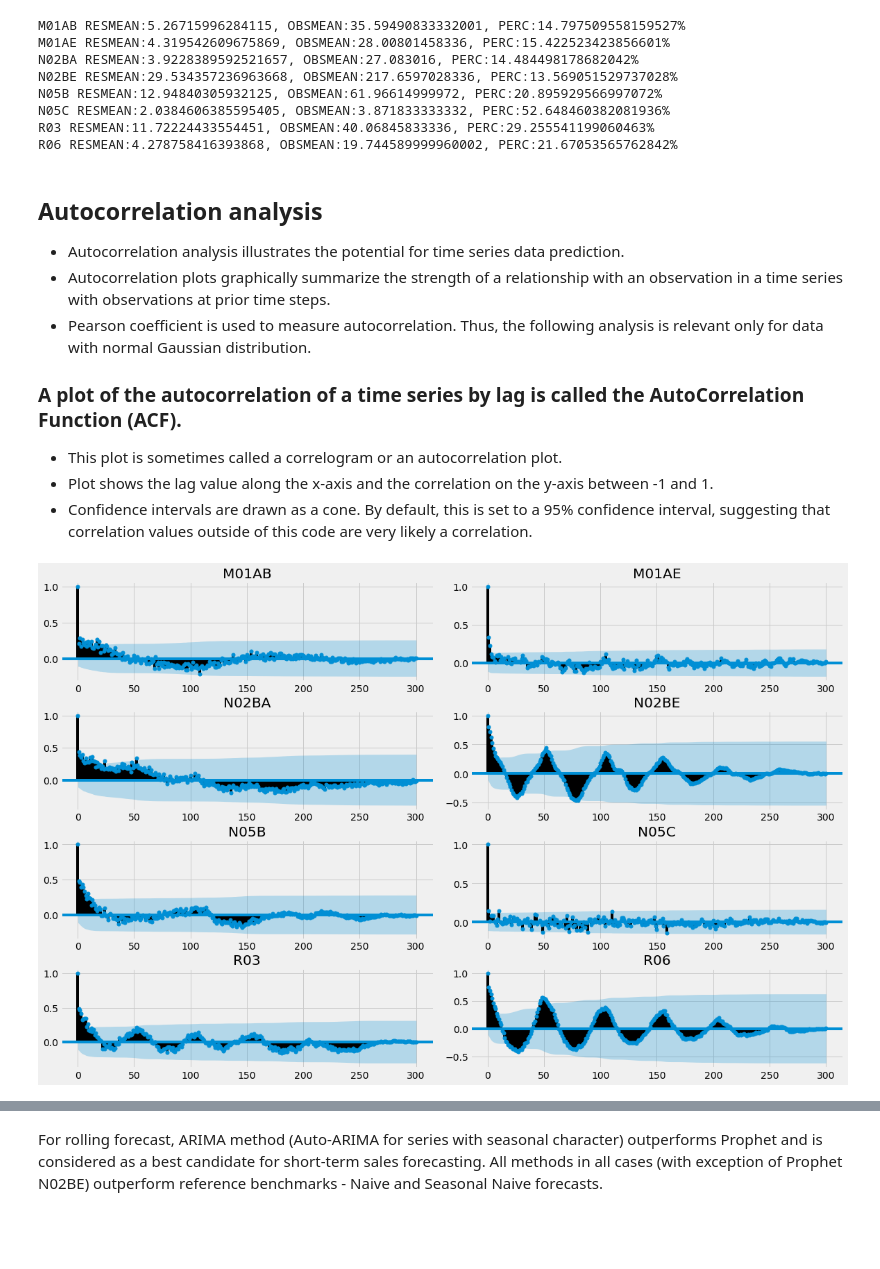
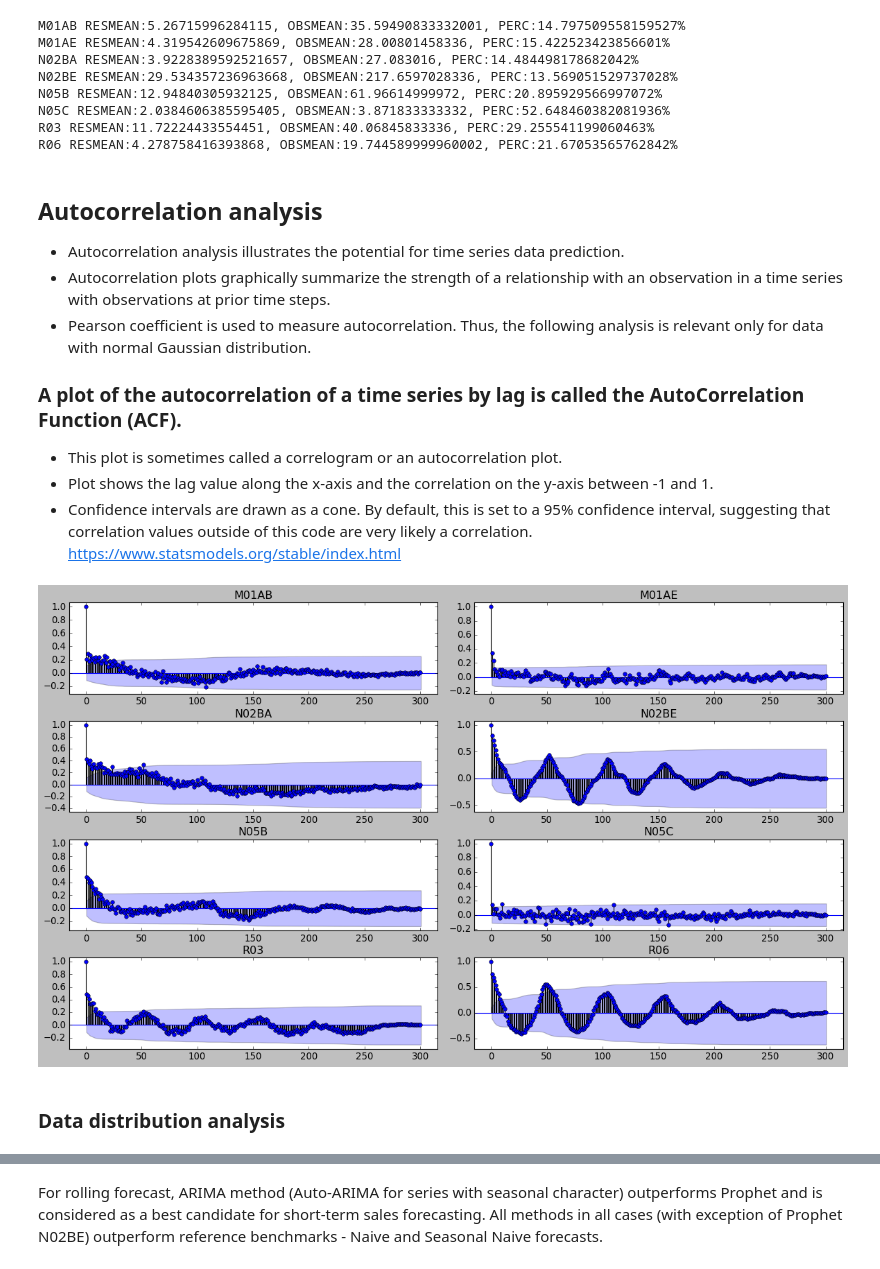
Before and after one commit to jhenvi/Pharma-sales-data, a Jupyter notebook: sales analysis.ipynb, the cells around one changed output, grey strips where cells are left out. Cells and saved outputs as stored; diff of their text form; code cells hidden in the pictures; blank space fills up the shorter version.

```diff
--- a/sales analysis.ipynb
+++ b/sales analysis.ipynb
@@ -117,8 +118,8 @@ for i in monthlydf.columns[1:9]:
 # %%
 #Yearly sales analysis
-
+plt.style.use('classic')
 fig, axes = plt.subplots(8, 1, figsize=(10, 30), sharex=True)
-plt.text(x=1, y=2200, s="Yearly Sales Analysis",weight="bold", fontsize=20,color="black", alpha=.45)
+plt.text(x=1, y=2400, s="Yearly Sales Analysis",weight="bold", fontsize=20,color="black", alpha=.45)
 for name, ax in zip(['M01AB','M01AE','N02BA','N02BE', 'N05B','N05C','R03','R06'], axes):
     sns.boxplot(data=monthlydf, x='Year', y=name, ax=ax)
 # %% [output]
@@ -258,19 +259,23 @@ R06 RESMEAN:4.278758416393868, OBSMEAN:19.744589999960002, PERC:21.6705356576284
 - This plot is sometimes called a correlogram or an autocorrelation plot.
 - Plot shows the lag value along the x-axis and the correlation on the y-axis between -1 and 1.
 - Confidence intervals are drawn as a cone. By default, this is set to a 95% confidence interval, suggesting that correlation values outside of this code are very likely a correlation.
+https://www.statsmodels.org/stable/index.html
 # %%
 from statsmodels.graphics.tsaplots import plot_acf
+
 subplotindex=0
 numrows=4
 numcols=2
-fig, ax = plt.subplots(numrows, numcols, figsize=(18,12))
+fig, ax = plt.subplots(numrows, numcols, figsize=(18,12)) # make plot larger in notebook
+plt.rcParams['figure.subplot.bottom'] = 0.23 # keep labels visible
+
 plt.subplots_adjust(wspace=0.1, hspace=0.3)
 with plt.rc_context():
     plt.rc("figure", figsize=(18,12))
     for x in ['M01AB','M01AE','N02BA','N02BE', 'N05B','N05C','R03','R06']:
         rowindex=math.floor(subplotindex/numcols)
         colindex=subplotindex-(rowindex*numcols)
         plot_acf(weeklydf[x], lags=300, title=x, ax=ax[rowindex,colindex])
         subplotindex=subplotindex+1
 # %% [output]
-[figure, old version]
+[figure, new version]
@@ -280,0 +282,2 @@ Time series forecasting
+# %% [markdown]
+### Data distribution analysis
```
Also changed, not shown: parts of 15 cells of this notebook, 3 other files.
